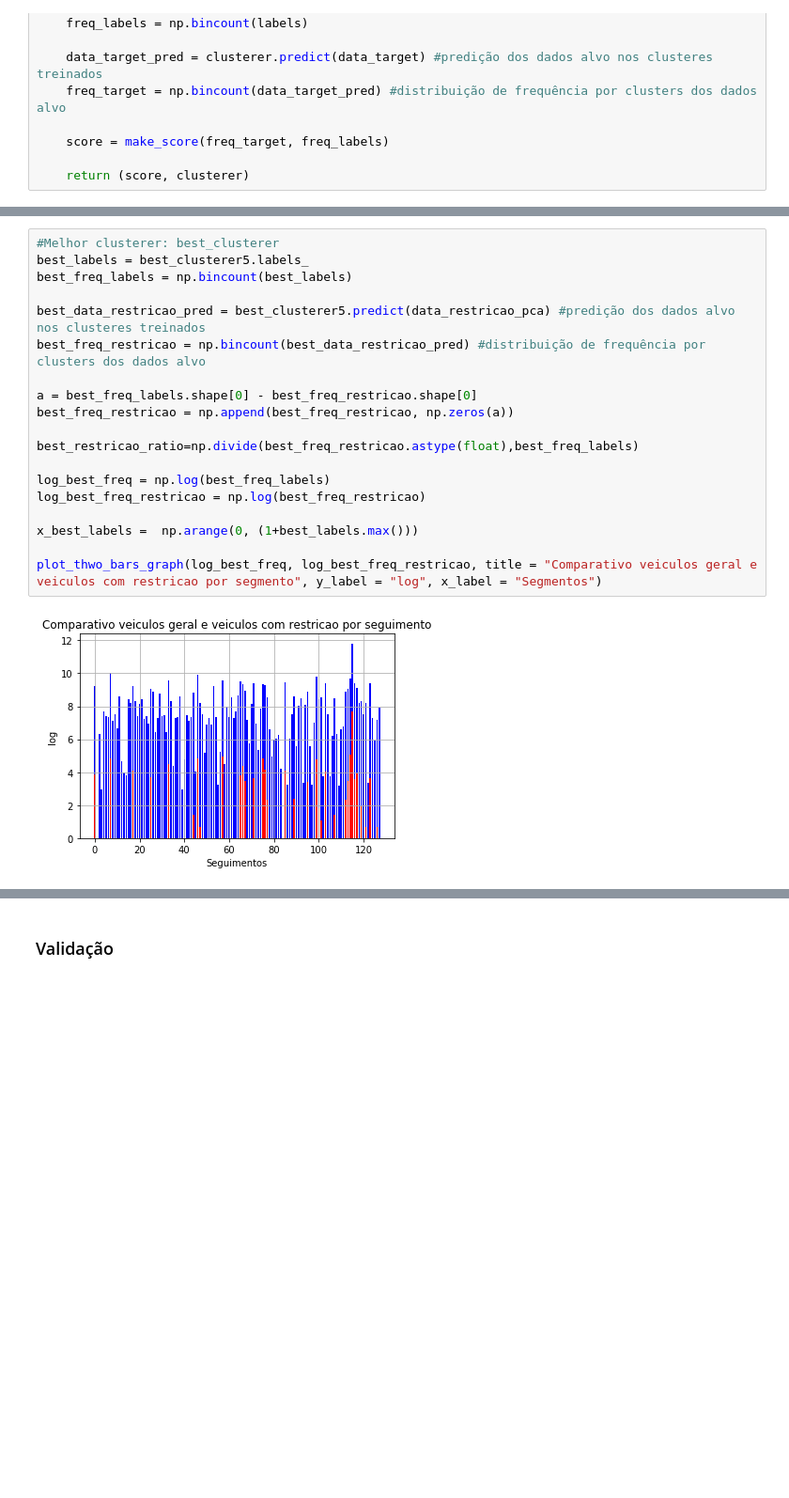
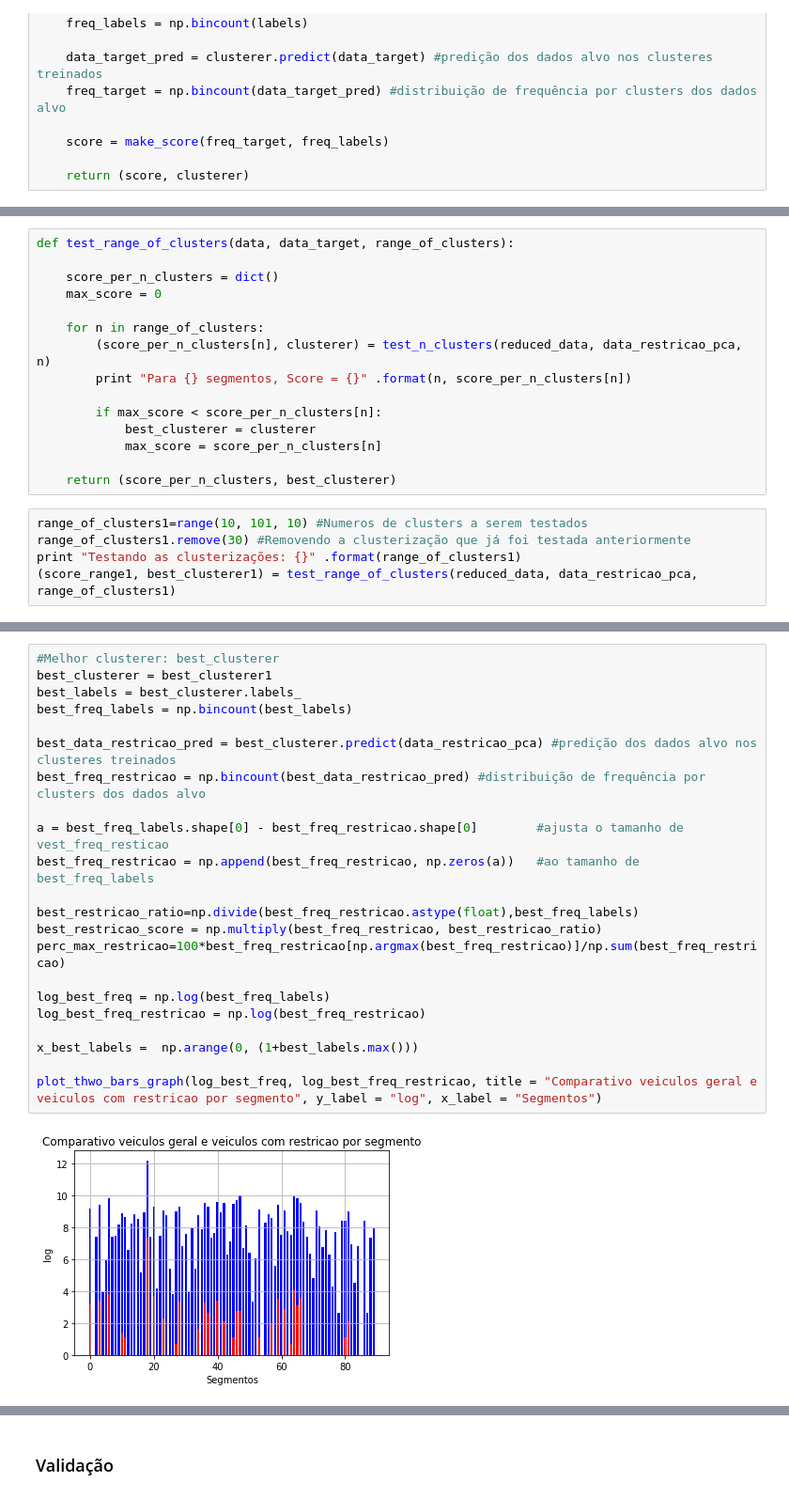
Before and after one commit to jessebr2/analise-rotas-veiculos-capstone-project, a Jupyter notebook: Analise_de_rotas_de_veiculos.ipynb, the cells around one changed output, grey strips where cells are left out. Shown at 94% size. Cells and saved outputs as stored; diff of their text form; blank space fills up the shorter version.

```diff
--- a/Analise_de_rotas_de_veiculos.ipynb
+++ b/Analise_de_rotas_de_veiculos.ipynb
@@ -507,0 +440,20 @@ Para 152 clusters, score = 11.5910
+# %%
+def test_range_of_clusters(data, data_target, range_of_clusters):
+
+    score_per_n_clusters = dict()
+    max_score = 0
+
+    for n in range_of_clusters:
+        (score_per_n_clusters[n], clusterer) = test_n_clusters(reduced_data, data_restricao_pca, n)
+        print "Para {} segmentos, Score = {}" .format(n, score_per_n_clusters[n])
+
+        if max_score < score_per_n_clusters[n]:
+            best_clusterer = clusterer
+            max_score = score_per_n_clusters[n]
+
+    return (score_per_n_clusters, best_clusterer)
+# %%
+range_of_clusters1=range(10, 101, 10) #Numeros de clusters a serem testados
+range_of_clusters1.remove(30) #Removendo a clusterização que já foi testada anteriormente
+print "Testando as clusterizações: {}" .format(range_of_clusters1)
+(score_range1, best_clusterer1) = test_range_of_clusters(reduced_data, data_restricao_pca, range_of_clusters1)
@@ -576,23 +523,26 @@ Melhor ajuste encontrado foi com 128 clusters, que atingiu uma taxa maxima de 0.
 # %%
 #Melhor clusterer: best_clusterer
-best_labels = best_clusterer5.labels_
+best_clusterer = best_clusterer1
+best_labels = best_clusterer.labels_
 best_freq_labels = np.bincount(best_labels)
 
-best_data_restricao_pred = best_clusterer5.predict(data_restricao_pca) #predição dos dados alvo nos clusteres treinados
+best_data_restricao_pred = best_clusterer.predict(data_restricao_pca) #predição dos dados alvo nos clusteres treinados
 best_freq_restricao = np.bincount(best_data_restricao_pred) #distribuição de frequência por clusters dos dados alvo
 
-a = best_freq_labels.shape[0] - best_freq_restricao.shape[0]
-best_freq_restricao = np.append(best_freq_restricao, np.zeros(a))
+a = best_freq_labels.shape[0] - best_freq_restricao.shape[0]        #ajusta o tamanho de vest_freq_resticao
+best_freq_restricao = np.append(best_freq_restricao, np.zeros(a))   #ao tamanho de best_freq_labels
 
 best_restricao_ratio=np.divide(best_freq_restricao.astype(float),best_freq_labels)
+best_restricao_score = np.multiply(best_freq_restricao, best_restricao_ratio)
+perc_max_restricao=100*best_freq_restricao[np.argmax(best_freq_restricao)]/np.sum(best_freq_restricao)
 
 log_best_freq = np.log(best_freq_labels)
 log_best_freq_restricao = np.log(best_freq_restricao)
 
 x_best_labels =  np.arange(0, (1+best_labels.max()))
 
 plot_thwo_bars_graph(log_best_freq, log_best_freq_restricao, title = "Comparativo veiculos geral e veiculos com restricao por segmento", y_label = "log", x_label = "Segmentos")
 # %% [output]
-[figure, old version]
+[figure, new version]
 # %%
 plot_bar_graph(best_restricao_ratio, x_best_labels, cor='red', x_label = "Segmentos", y_label = "", title = "Taxa de veiculos com restricao em cada segmento")
```
Also changed, not shown: parts of 43 cells of this notebook.
